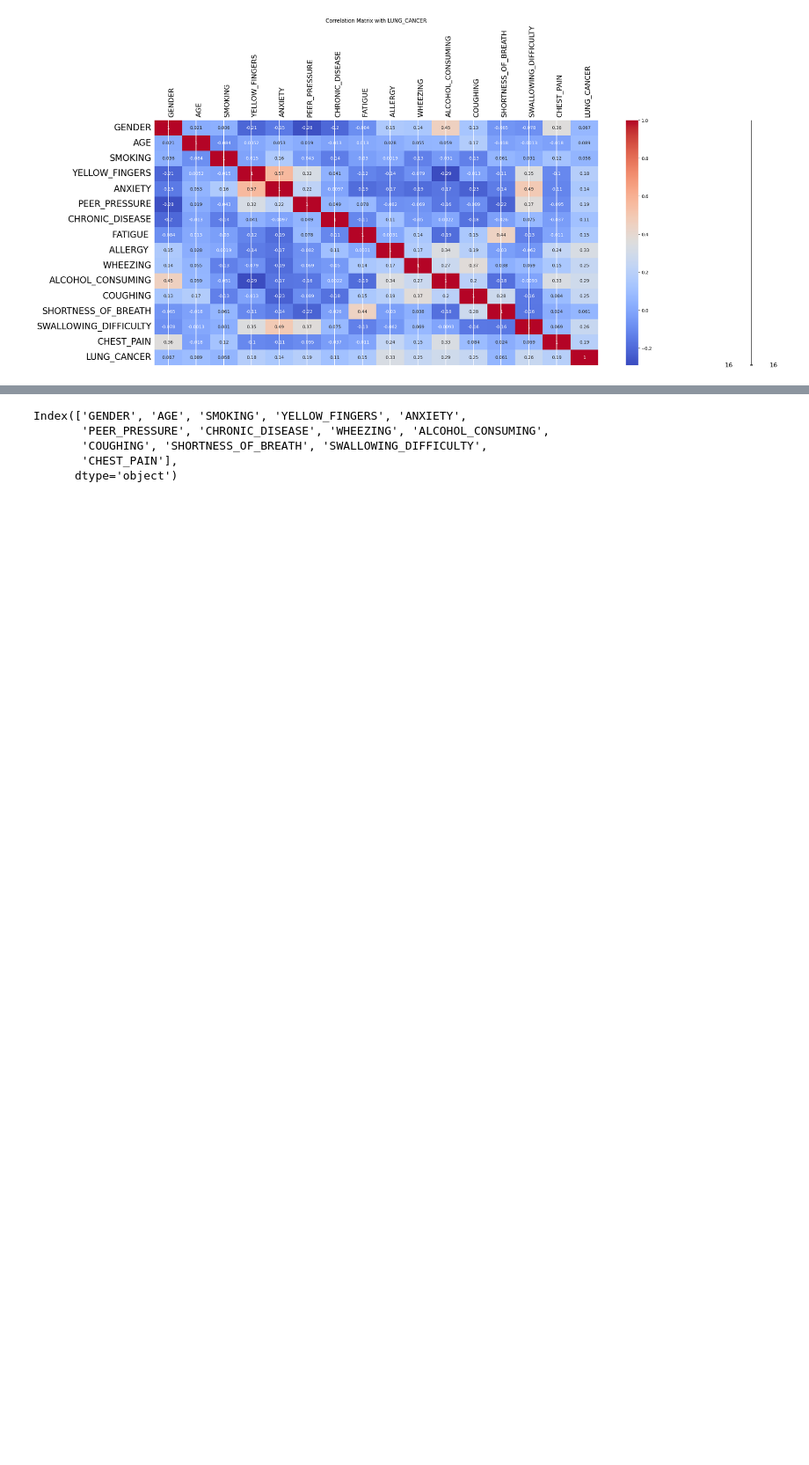
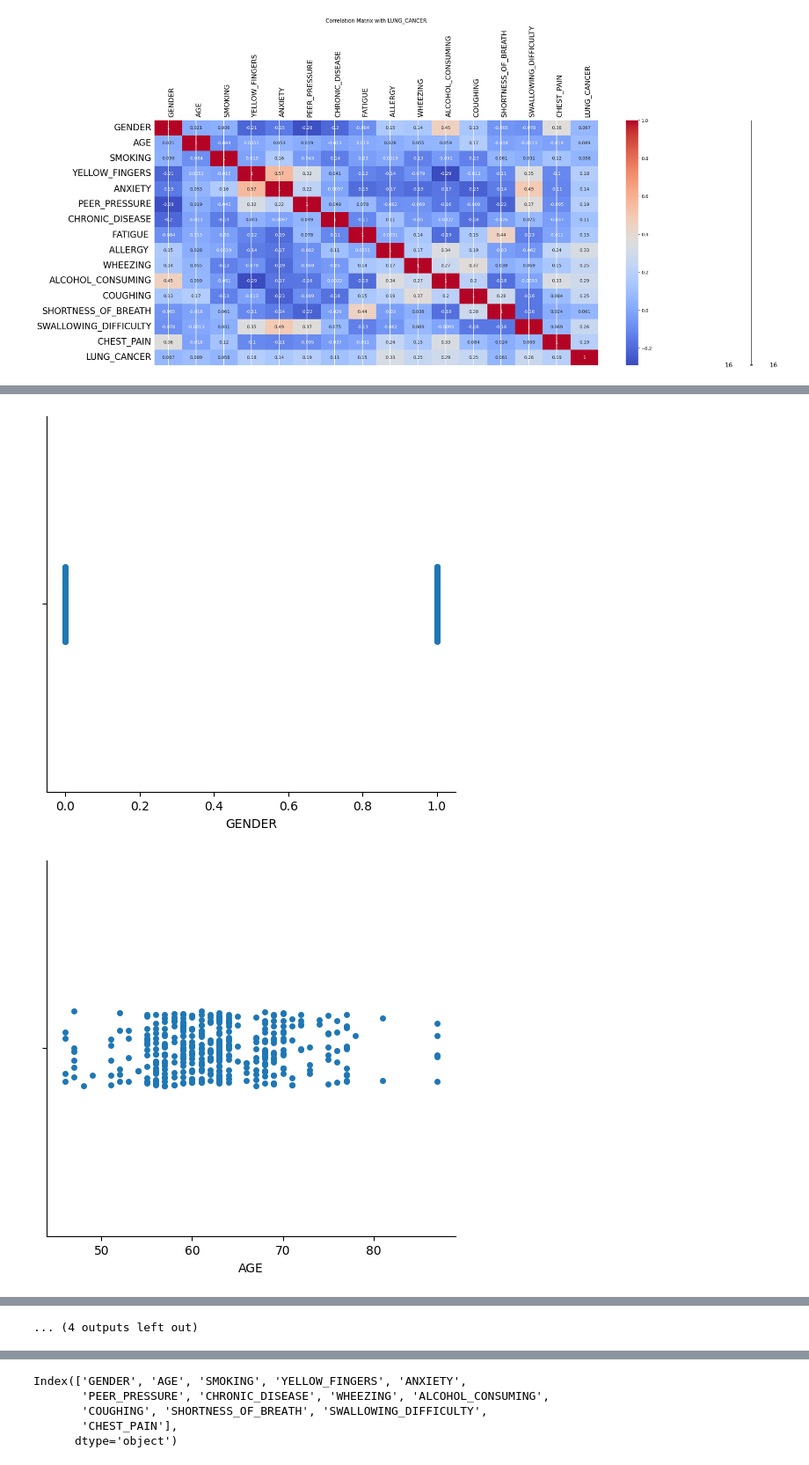
Before and after one commit to MeetPatel41011/Disease-Prediction-System, a Jupyter notebook: Machine Learning/survey lung cancer/survey lung cancer.ipynb, the cells around one changed output, grey strips where cells are left out. Shown: that part at 88% size. Drawn from its saved outputs; the diff is of its cells as text; code cells hidden in the pictures; blank space fills up the shorter version.

```diff
--- a/Machine Learning/survey lung cancer/survey lung cancer.ipynb
+++ b/Machine Learning/survey lung cancer/survey lung cancer.ipynb
@@ -125,0 +209,7 @@ LUNG_CANCER               1.000000
+# %%
+df = df[(df.AGE > 40)]
+for col in df.columns:
+    sns.catplot(x = col, data = df)
+# %% [output]
+[figure, added]
+[figure, added]
@@ -126,3 +226,4 @@ LUNG_CANCER               1.000000
+... (4 outputs left out)
 # %%
 ### Independent and Dependent features
 X=df.iloc[:,:-1]
```
Also changed, not shown: parts of 13 cells of this notebook, 2 other files.
